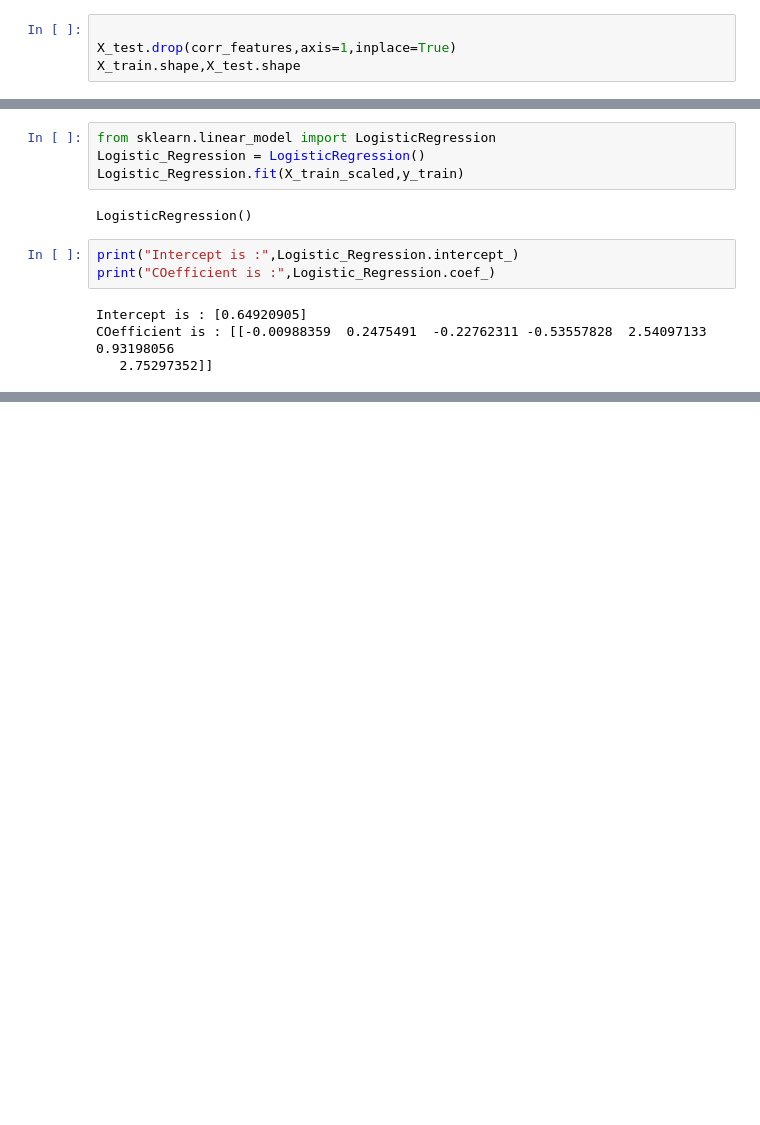
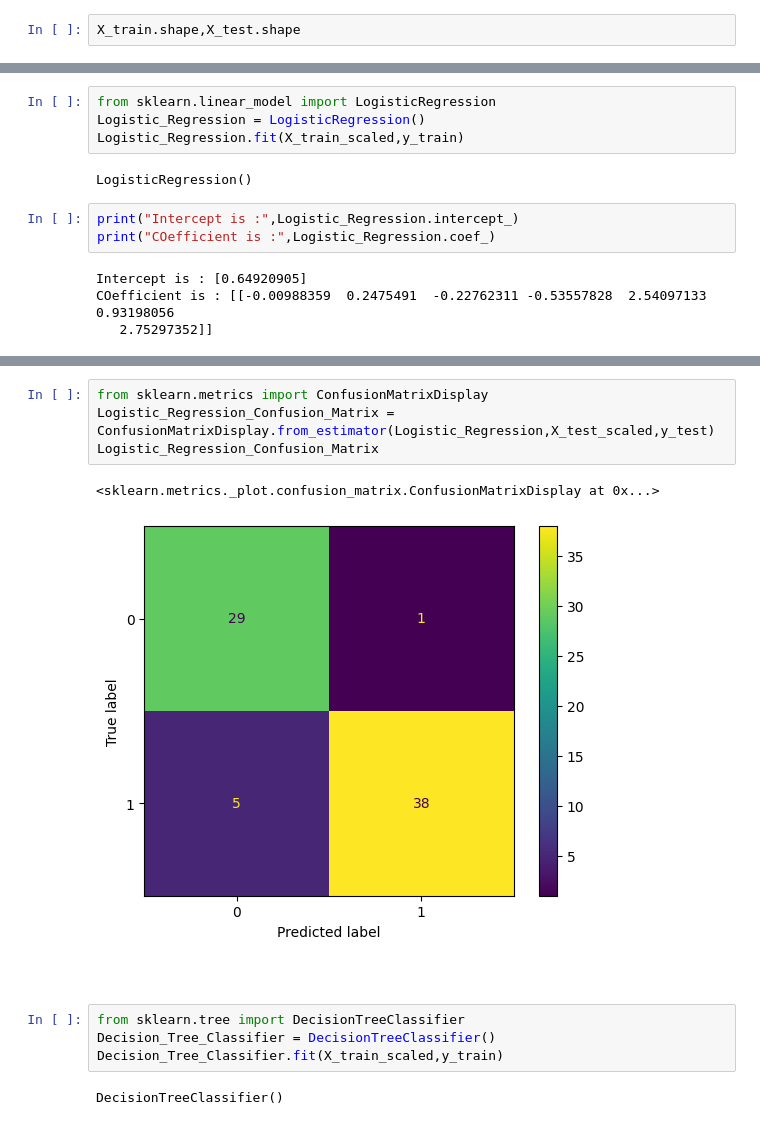
Before and after one commit to anugrahrk/Forest-fire, a Jupyter notebook: Forest_fire.ipynb, the cells around one changed output, grey strips where cells are left out. Cells and saved outputs as stored; diff of their text form; blank space fills up the shorter version.

```diff
--- a/Forest_fire.ipynb
+++ b/Forest_fire.ipynb
@@ -478,8 +474,6 @@ corr_features
 # %% [markdown]
 ##### These three have the corr greater than 0.8 do we remove it.
 # %%
-
-X_test.drop(corr_features,axis=1,inplace=True)
 X_train.shape,X_test.shape
 # %% [output]
 ((182, 7), (61, 7))
@@ -587,0 +637,15 @@ COefficient is : [[-0.00988359  0.2475491  -0.22762311 -0.53557828  2.54097133
+# %%
+from sklearn.metrics import ConfusionMatrixDisplay
+Logistic_Regression_Confusion_Matrix = ConfusionMatrixDisplay.from_estimator(Logistic_Regression,X_test_scaled,y_test)
+Logistic_Regression_Confusion_Matrix
+# %% [output]
+<sklearn.metrics._plot.confusion_matrix.ConfusionMatrixDisplay at 0x...>
+[figure, added]
+# %% [markdown]
+###
+# %%
+from sklearn.tree import DecisionTreeClassifier
+Decision_Tree_Classifier = DecisionTreeClassifier()
+Decision_Tree_Classifier.fit(X_train_scaled,y_train)
+# %% [output]
+DecisionTreeClassifier()
```
Also changed, not shown: parts of 9 cells of this notebook.
